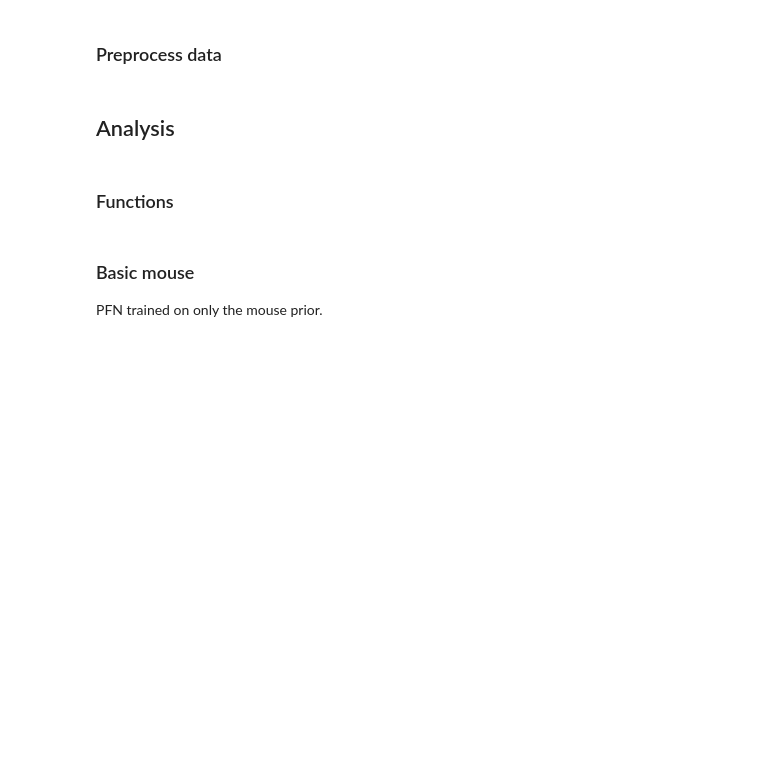
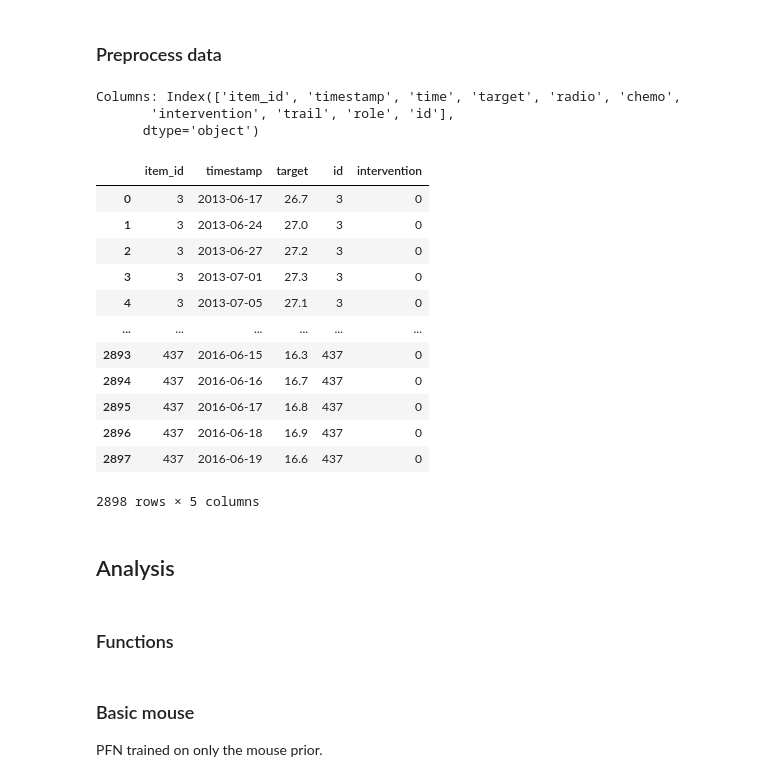
Before and after one commit to UKEIAM/TFM-mouse, a Jupyter notebook: notebooks/mouse.ipynb, the cells around one changed output. Drawn from its saved outputs; the diff is of its cells as text; code cells hidden in the pictures; blank space fills up the shorter version.

```diff
--- a/notebooks/mouse.ipynb
+++ b/notebooks/mouse.ipynb
@@ -71,26 +159,48 @@ df = df.rename(columns={"IdTier": "item_id", "Datum": "timestamp", "Gewicht": "t
 ### Preprocess data
 # %%
 # Take last PREDICTION_LENGTH rows as test_df, rest as context_df
-NUM_TEST_SERIES = min(NUM_TEST_SERIES, df["item_id"].nunique())
-selected_ids = np.random.choice(df["item_id"].unique(), size=NUM_TEST_SERIES, replace=False)
+NUM_TEST_ANIMALS = min(NUM_TEST_ANIMALS, df["item_id"].nunique())
+selected_ids = np.random.choice(df["item_id"].unique(), size=NUM_TEST_ANIMALS, replace=False)
 test_df = df[df["item_id"].isin(selected_ids)].groupby("item_id").tail(PREDICTION_LENGTH)
 # test_df = df.groupby("item_id").tail(PREDICTION_LENGTH)
 context_df = df.drop(test_df.index)
 future_df = test_df.drop(columns=["target"]).copy()
 
 # Reset index for all DataFrames
 context_df = context_df.reset_index(drop=True)
 future_df = future_df.reset_index(drop=True)
 test_df = test_df.reset_index(drop=True)
 
 # Copy item_id as new column "IdTier"
-context_df["IdTier"] = context_df["item_id"]
-future_df["IdTier"] = future_df["item_id"]
-test_df["IdTier"] = test_df["item_id"]
+context_df["id"] = context_df["item_id"]
+future_df["id"] = future_df["item_id"]
+test_df["id"] = test_df["item_id"]
+
+print(f"Columns: {context_df.columns}")
 
 base_columns = ["item_id", "timestamp", "target"]
-covariate_columns = ["IdTier", "Age", "Intervention"]
+covariate_columns = ["id", "intervention"]
+# covariate_columns = ["id", "days_since", "intervention"]
 
 context_df = context_df[base_columns + covariate_columns]
 future_df = future_df[base_columns[:2] + covariate_columns]
 test_df = test_df[base_columns + covariate_columns]
+
+context_df
+# %% [output]
+Columns: Index(['item_id', 'timestamp', 'time', 'target', 'radio', 'chemo',
+       'intervention', 'trail', 'role', 'id'],
+      dtype='object')
+|  | item_id | timestamp | target | id | intervention |
+| 0 | 3 | 2013-06-17 | 26.7 | 3 | 0 |
+| 1 | 3 | 2013-06-24 | 27.0 | 3 | 0 |
+| 2 | 3 | 2013-06-27 | 27.2 | 3 | 0 |
+| 3 | 3 | 2013-07-01 | 27.3 | 3 | 0 |
+| 4 | 3 | 2013-07-05 | 27.1 | 3 | 0 |
+| ... | ... | ... | ... | ... | ... |
+| 2893 | 437 | 2016-06-15 | 16.3 | 437 | 0 |
+| 2894 | 437 | 2016-06-16 | 16.7 | 437 | 0 |
+| 2895 | 437 | 2016-06-17 | 16.8 | 437 | 0 |
+| 2896 | 437 | 2016-06-18 | 16.9 | 437 | 0 |
+| 2897 | 437 | 2016-06-19 | 16.6 | 437 | 0 |
+2898 rows × 5 columns
```
Also changed, not shown: parts of 16 cells of this notebook.
